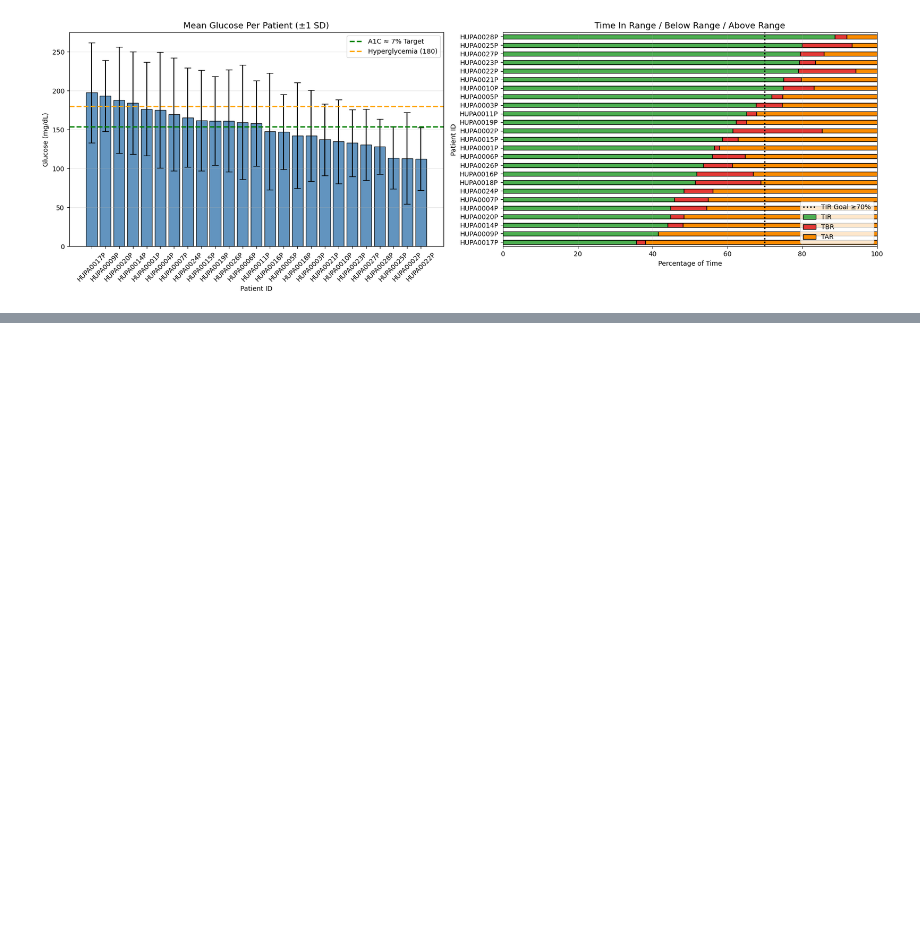
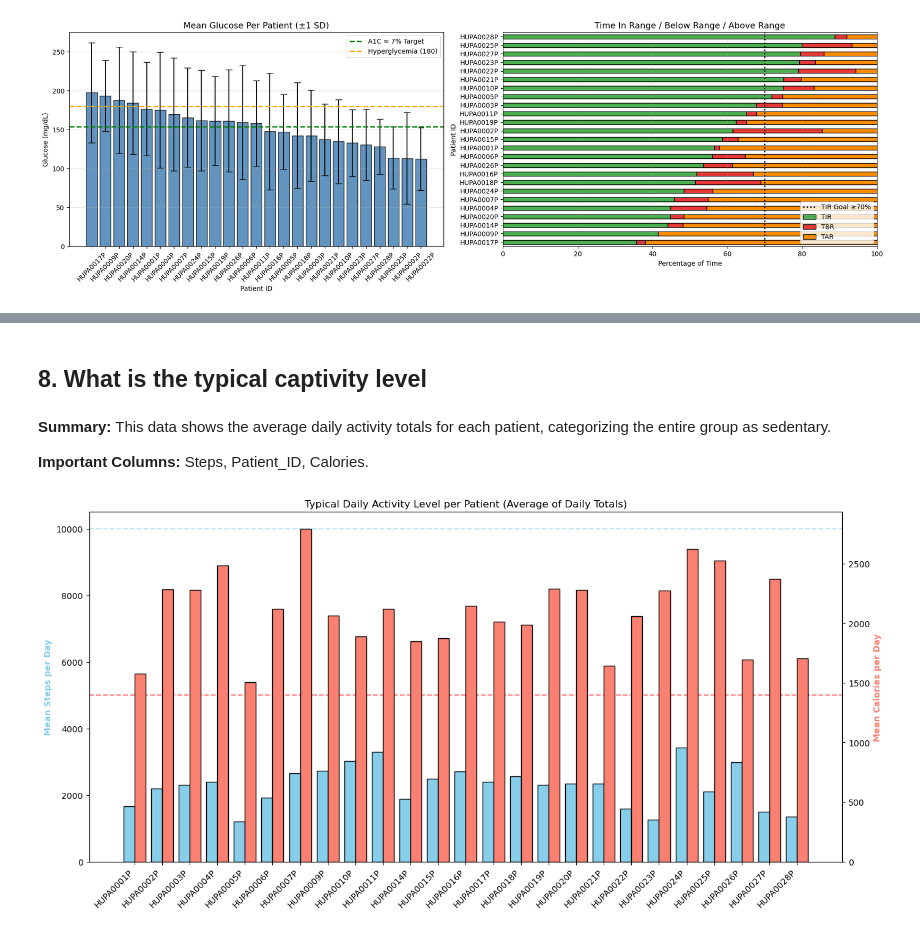
Before and after one commit to rajeshwariananth/Team01_PyVoyagers_Python_Hackathon_MAY_2026, a Jupyter notebook: Team01_PYVoyagers_Descriptive.ipynb, the cells around one changed output, grey strips where cells are left out. Drawn from its saved outputs; the diff is of its cells as text; code cells hidden in the pictures; blank space fills up the shorter version.

```diff
--- a/Team01_PYVoyagers_Descriptive.ipynb
+++ b/Team01_PYVoyagers_Descriptive.ipynb
@@ -570,0 +627,53 @@ HUPA0022P                          7.2                 7.5
+# %% [markdown]
+## 8. What is the typical captivity level
+# %% [markdown]
+**Summary:**  This data shows the average daily activity totals for each patient, categorizing the entire group as sedentary.
+
+**Important Columns:**    Steps, Patient_ID, Calories.
+# %%
+#df = pd.read_csv("cleaned_with_demographics.csv")
+df['time'] = pd.to_datetime(df['time'])
+df['date'] = df['time'].dt.date
+
+# 2. First, sum up the steps/calories per day for EACH patient
+daily_totals = df.groupby(['patient_id', 'date'])[['steps', 'calories']].sum().reset_index()
+
+# 3. Then, find the "Typical" (Mean) of those daily totals per patient
+typical_daily = daily_totals.groupby('patient_id')[['steps', 'calories']].mean().reset_index()
+
+# 4. Visualization
+fig, ax1 = plt.subplots(figsize=(14, 7))
+x = np.arange(len(typical_daily))
+width = 0.4
+
+# Plot Typical Daily Steps
+ax1.bar(x - width/2, typical_daily['steps'], width, label='Typical Daily Steps', color='skyblue', edgecolor='black')
+ax1.set_ylabel('Mean Steps per Day', color='skyblue', fontweight='bold')
+ax1.set_xticks(x)
+ax1.set_xticklabels(typical_daily['patient_id'], rotation=45, ha='right')
+
+# Plot Typical Daily Calories
+ax2 = ax1.twinx()
+ax2.bar(x + width/2, typical_daily['calories'], width, label='Typical Daily Calories', color='salmon', edgecolor='black')
+ax2.set_ylabel('Mean Calories per Day', color='salmon', fontweight='bold')
+
+# Add threshold lines
+ax1.axhline(5000, color='red', linestyle='--', alpha=0.5, label='Sedentary Threshold')
+ax1.axhline(10000, color='skyblue', linestyle='--', alpha=0.5, label='Active Threshold')
+
+plt.title('Typical Daily Activity Level per Patient (Average of Daily Totals)')
+plt.tight_layout()
+#plt.figure(figsize=(8, 4))
+plt.show()
+
+# 5. Categorized Summary
+def classify(steps):
+    if steps < 5000: return 'Sedentary'
+    if steps < 7500: return 'Low Active'
+    if steps < 10000: return 'Somewhat Active'
+    return 'Active'
+
+#typical_daily['Category'] = typical_daily['steps'].apply(classify)
+#print(typical_daily[['patient_id', 'steps', 'calories', 'Category']])
+# %% [output]
+[figure, added]
```
Also changed, not shown: parts of 7 cells of this notebook.
